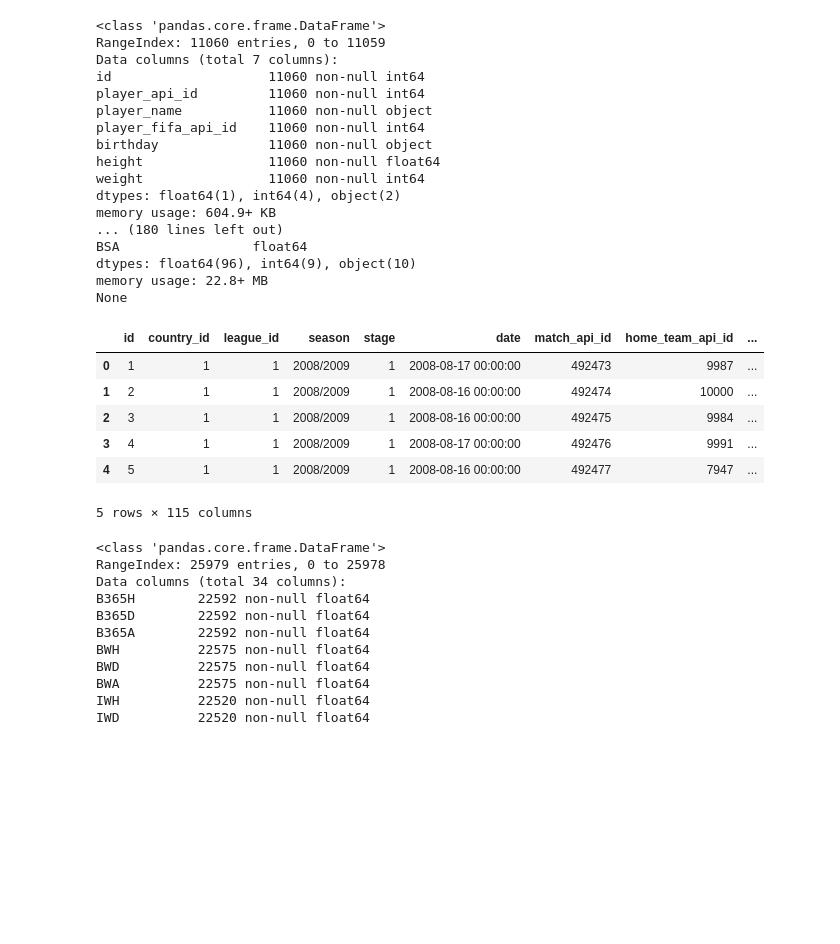
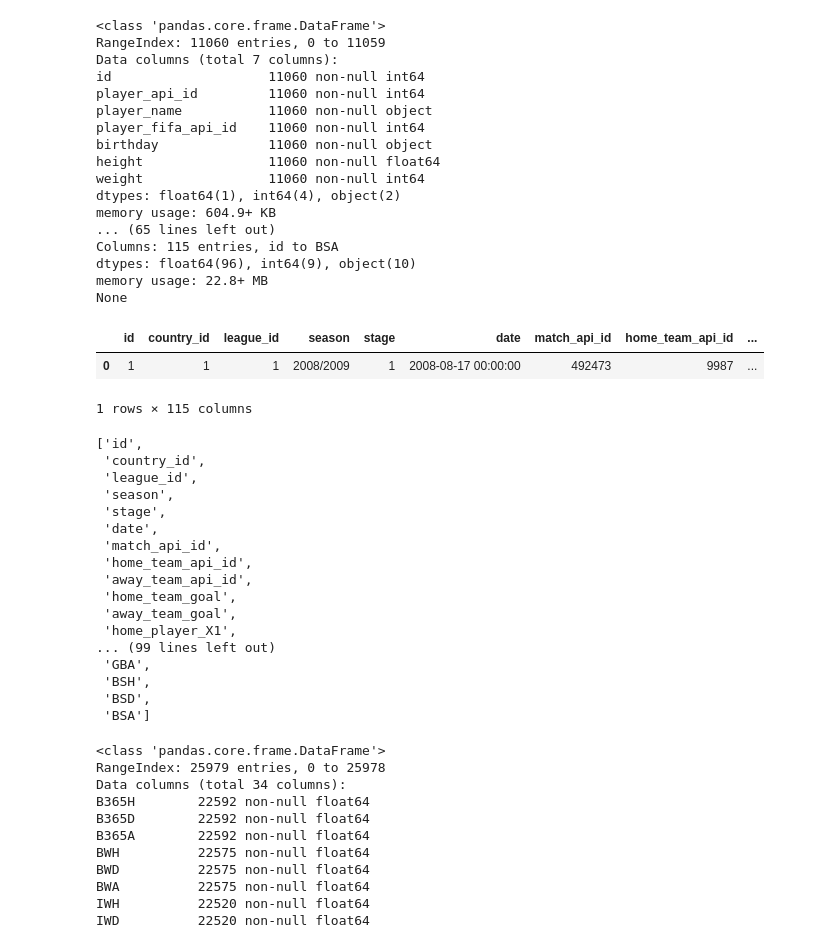
Before and after one commit to PierreBoyeau/soccer_kaggle, a Jupyter notebook: prediction.ipynb, the cells around one changed output. Drawn from its saved outputs; the diff is of its cells as text; code cells hidden in the pictures; blank space fills up the shorter version.

```diff
--- a/prediction.ipynb
+++ b/prediction.ipynb
@@ -22,7 +23,7 @@ match_data = pd.read_sql("SELECT * FROM Match;", conn)
 print(player_data.info(), '\n')
 print(player_stats_data.info(), '\n')
 print(team_data.info(), '\n')
-print(match_data.info(verbose=True))
+print(match_data.info())
 # %% [output]
 <class 'pandas.core.frame.DataFrame'>
 RangeIndex: 11060 entries, 0 to 11059
@@ -36,21 +37,37 @@ height                11060 non-null float64
 weight                11060 non-null int64
 dtypes: float64(1), int64(4), object(2)
 memory usage: 604.9+ KB
-... (180 lines left out)
-BSA                 float64
+... (65 lines left out)
+Columns: 115 entries, id to BSA
 dtypes: float64(96), int64(9), object(10)
 memory usage: 22.8+ MB
 None
 # %%
-match_data.head()
+match_data.head(1)
 # %% [output]
 |  | id | country_id | league_id | season | stage | date | match_api_id | home_team_api_id | ... |
 | 0 | 1 | 1 | 1 | 2008/2009 | 1 | 2008-08-17 00:00:00 | 492473 | 9987 | ... |
-| 1 | 2 | 1 | 1 | 2008/2009 | 1 | 2008-08-16 00:00:00 | 492474 | 10000 | ... |
-| 2 | 3 | 1 | 1 | 2008/2009 | 1 | 2008-08-16 00:00:00 | 492475 | 9984 | ... |
-| 3 | 4 | 1 | 1 | 2008/2009 | 1 | 2008-08-17 00:00:00 | 492476 | 9991 | ... |
-| 4 | 5 | 1 | 1 | 2008/2009 | 1 | 2008-08-16 00:00:00 | 492477 | 7947 | ... |
-5 rows × 115 columns
+1 rows × 115 columns
+# %%
+list(match_data)
+# %% [output]
+['id',
+ 'country_id',
+ 'league_id',
+ 'season',
+ 'stage',
+ 'date',
+ 'match_api_id',
+ 'home_team_api_id',
+ 'away_team_api_id',
+ 'home_team_goal',
+ 'away_team_goal',
+ 'home_player_X1',
+... (99 lines left out)
+ 'GBA',
+ 'BSH',
+ 'BSD',
+ 'BSA']
 # %%
 features = ['home_team_goal',
         'away_team_goal',
```
Also changed, not shown: parts of 15 cells of this notebook.
